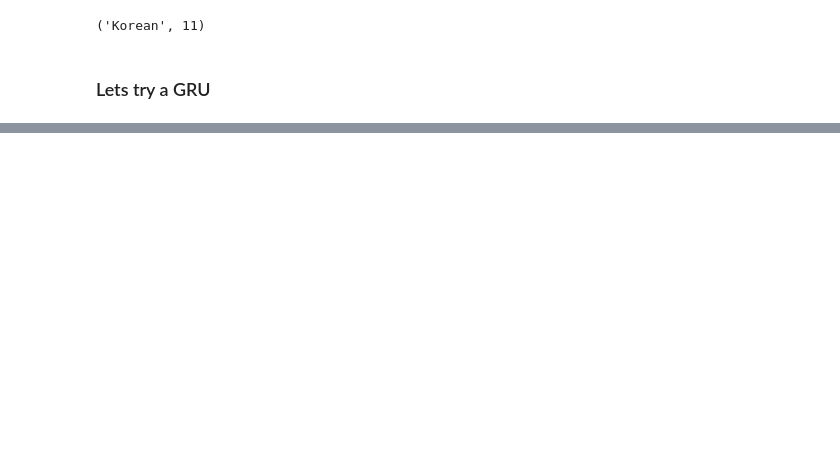
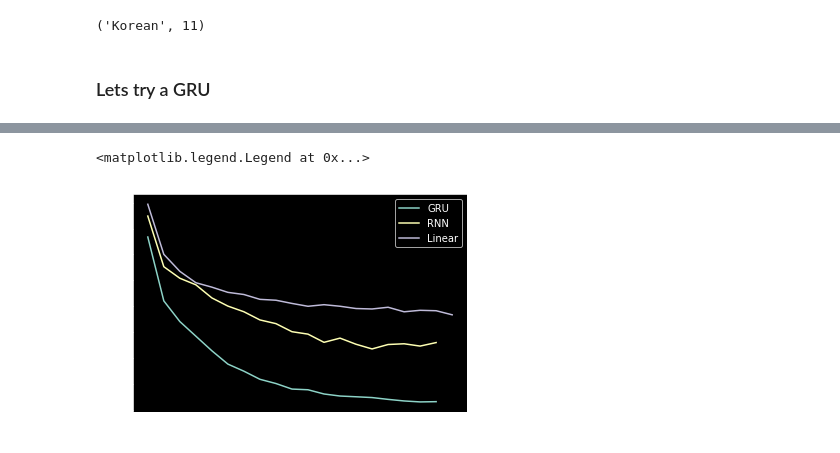
Before and after one commit to clarencenhuang/ml-learnings, a Jupyter notebook: 05 - RNN-Classification.ipynb, the cells around one changed output, grey strips where cells are left out. Saved outputs shown, nothing was run; the diff lists cells and outputs as text; code cells hidden in the pictures; blank space fills up the shorter version.

```diff
--- a/05 - RNN-Classification.ipynb
+++ b/05 - RNN-Classification.ipynb
@@ -342,0 +376,8 @@ show_confusion(cell)
+# %%
+plt.plot(loss_hist_gru)
+plt.plot(loss_hist_rnn)
+plt.plot(loss_hist_linear_rnn)
+plt.legend(['GRU', 'RNN', 'Linear'])
+# %% [output]
+<matplotlib.legend.Legend at 0x...>
+[figure, added]
```
Also changed, not shown: parts of 13 cells of this notebook, 3 other files.
